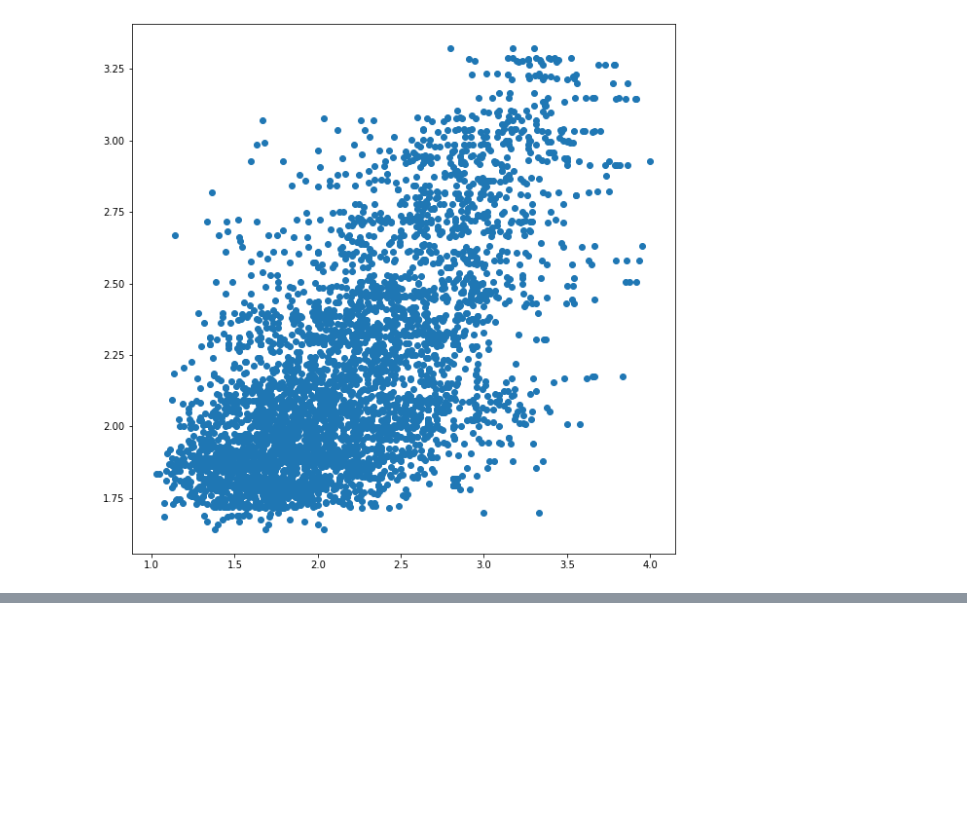
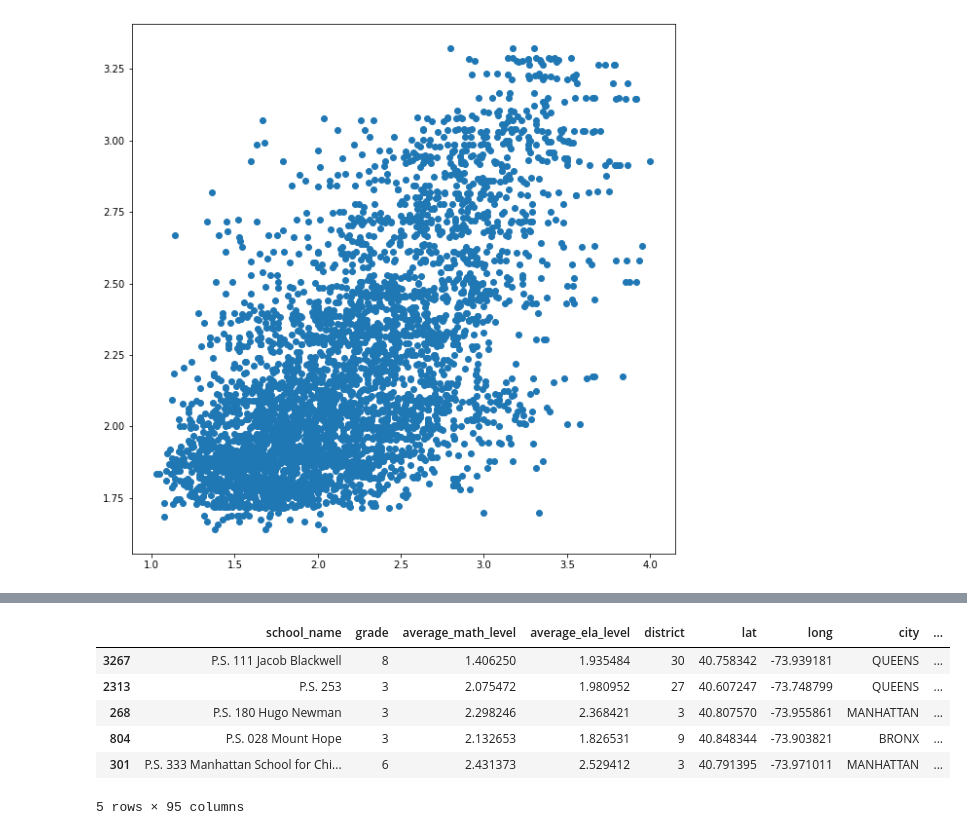
Before and after one commit to aneeshoberoi/cbs_ba2, a Jupyter notebook: NYC_Public_School.ipynb, the cells around one changed output, grey strips where cells are left out. Cells and saved outputs as stored; diff of their text form; code cells hidden in the pictures; blank space fills up the shorter version.

```diff
--- a/NYC_Public_School.ipynb
+++ b/NYC_Public_School.ipynb
@@ -339,0 +374,10 @@ print(final_model3.summary())
+# %%
+train.head(5)
+# %% [output]
+|  | school_name | grade | average_math_level | average_ela_level | district | lat | long | city | ... |
+| 3267 | P.S. 111 Jacob Blackwell | 8 | 1.406250 | 1.935484 | 30 | 40.758342 | -73.939181 | QUEENS | ... |
+| 2313 | P.S. 253 | 3 | 2.075472 | 1.980952 | 27 | 40.607247 | -73.748799 | QUEENS | ... |
+| 268 | P.S. 180 Hugo Newman | 3 | 2.298246 | 2.368421 | 3 | 40.807570 | -73.955861 | MANHATTAN | ... |
+| 804 | P.S. 028 Mount Hope | 3 | 2.132653 | 1.826531 | 9 | 40.848344 | -73.903821 | BRONX | ... |
+| 301 | P.S. 333 Manhattan School for Chi... | 6 | 2.431373 | 2.529412 | 3 | 40.791395 | -73.971011 | MANHATTAN | ... |
+5 rows × 95 columns
```
Also changed, not shown: parts of 15 cells of this notebook.
